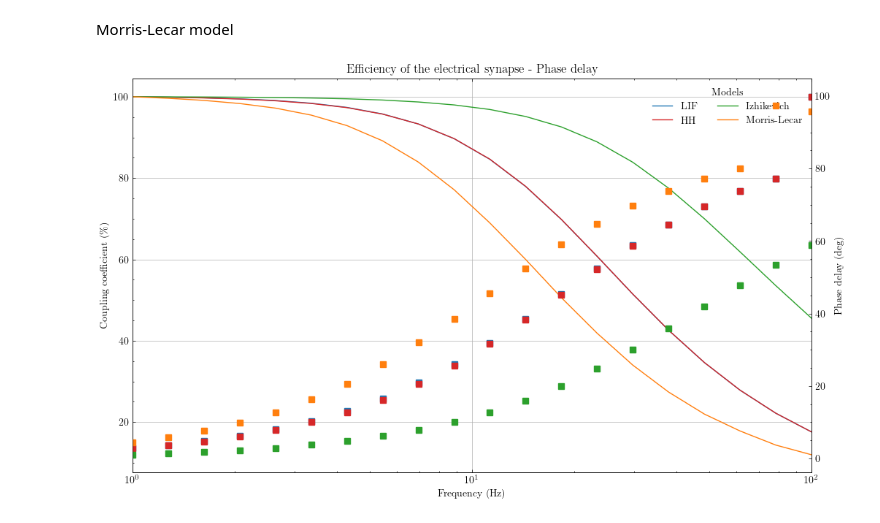
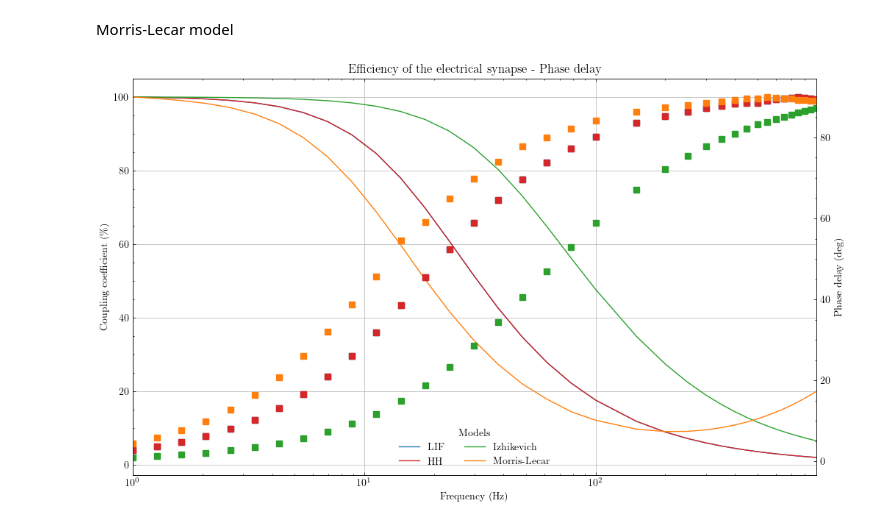
Before and after one commit to Sir-Bip-Bop/Gap-Junction-Coupling-Studies, a Jupyter notebook: GHResults_speed.ipynb, the cells around one changed output. Drawn from its saved outputs; the diff is of its cells as text; code cells hidden in the pictures.

```diff
--- a/GHResults_speed.ipynb
+++ b/GHResults_speed.ipynb
@@ -521,28 +651,57 @@ t = np.linspace(0,t_final,int(t_final/dt))
 
 f_log = np.linspace(-3,-1,int(2/0.1))
 f = 10**f_log
+f = np.append(f,0.15)
+f = np.append(f,0.2)
+f = np.append(f,0.25)
+f = np.append(f,0.3)
+f = np.append(f,0.35)
+f = np.append(f, 0.4)
+f = np.append(f, 0.45)
+f = np.append(f, 0.5)
+f = np.append(f, 0.55)
+f = np.append(f, 0.6)
+f = np.append(f, 0.65)
+f = np.append(f, 0.7)
+f = np.append(f, 0.75)
+f = np.append(f, 0.8)
+f = np.append(f, 0.85)
+f = np.append(f, 0.9)
 mean = np.zeros((len(f),1))
 residue = 0
 phases_test = np.zeros((len(f),1))
+
+data_ML_total_1 = np.zeros((len(f),len(t)))
+data_ML_total_2 = np.zeros((len(f),len(t)))
 
 
 for i in range(0,len(f)):
     I[:,0] = 0.3 + 0.4*np.sin(2 * np.pi * f[i] * t)
     data4b_ML, complete_ML_4b = rk_ml(dt,t_final,2,y0,w0,*params_ML,I,Isyn,k_ML,tau)
     end = len(data4b_ML)
+    data_ML_total_1[i] = data4b_ML[:,0]
+    data_ML_total_2[i] = data4b_ML[:,1]
     if i < 9:
         mean[i] = ( np.max(data4b_ML[10000:,1]) - np.min(data4b_ML[10000:,1]) ) / ( np.max(data4b_ML[10000:,0]) - np.min(data4b_ML[10000:,0]) )
         time_diff, residue = phases(data4b_ML[5000:end-1],dt)
         phases_test[i] = 360 * f[i] * time_diff
+        if phases_test[i] > 90:
+            phases_test[i] = 90 - abs(phases_test[i]-90)
     elif i == 9:
         mean[i] = ( np.max(data4b_ML[10000:,1]) - np.min(data4b_ML[10000:,1]) ) / ( np.max(data4b_ML[10000:,0]) - np.min(data4b_ML[10000:,0]) )
         time_diff, residue = phases(data4b_ML[70000:end-1],dt)
         phases_test[i] = 360 * f[i] * time_diff
+        if phases_test[i] > 90:
+            phases_test[i] = 90 - abs(phases_test[i]-90)
     else:
         mean[i] = ( np.max(data4b_ML[10000:end-1,1]) - np.min(data4b_ML[10000:end-1,1]) ) / ( np.max(data4b_ML[10000:end-1,0]) - np.min(data4b_ML[10000:end-1,0]) )
-        time_diff, residue = phases(data4b_ML[72000:end-1],dt)
+        time_diff, residue = phases(data4b_ML[80000:end-1,:],dt)
         phases_test[i] = 360 * f[i] * time_diff
+        if phases_test[i] > 90:
+            phases_test[i] = 90 - abs(phases_test[i]-90)
 f = 1000*f
+mean_ML_og = mean
+
 mean = mean * 100
 for i in range(1,len(f)):
     mean[i] = mean[i] * 100 / mean[0]
@@ -555,27 +714,27 @@ phasesML= phases_test
 # %%
 fig, ax1 = plt.subplots()
 ax2 = ax1.twinx()
 
 ax1.set_title('Efficiency of the electrical synapse - Phase delay')
 ax1.set_xscale('log')
 
 ax1.set_xlabel('Frequency (Hz)')
 ax1.set_ylabel('Coupling coefficient (\%)')
-ax1.set_xlim(1,100)
+ax1.set_xlim(1,900)
 
 ax2.set_ylabel('Phase delay (deg)')
 
 ax2.plot(fIF,phasesIF, 's', color = 'tab:blue')
 ax2.plot(fHH,phasesHH, 's', color = 'tab:red')
 ax2.plot(fISH,phasesISH, 's', color = 'tab:green')
 ax2.plot(fML,phasesML, 's', color = 'tab:orange')
 
 ax1.plot(fIF,meanIF, color = 'tab:blue',label = 'LIF')
 ax1.plot(fHH,meanHH, color = 'tab:red',label= 'HH')
 ax1.plot(fISH, meanISH,color = 'tab:green', label = 'Izhikevich')
 ax1.plot(fML,meanML, color = 'tab:orange', label = 'Morris-Lecar')
 
-ax1.legend(title='Models',ncols=2)
+ax1.legend(title='Models',ncols=2, loc = 'lower center')
 ax1.grid()
 # %% [output]
-[figure, old version]
+[figure, new version]
```
Also changed, not shown: parts of 5 cells of this notebook.
